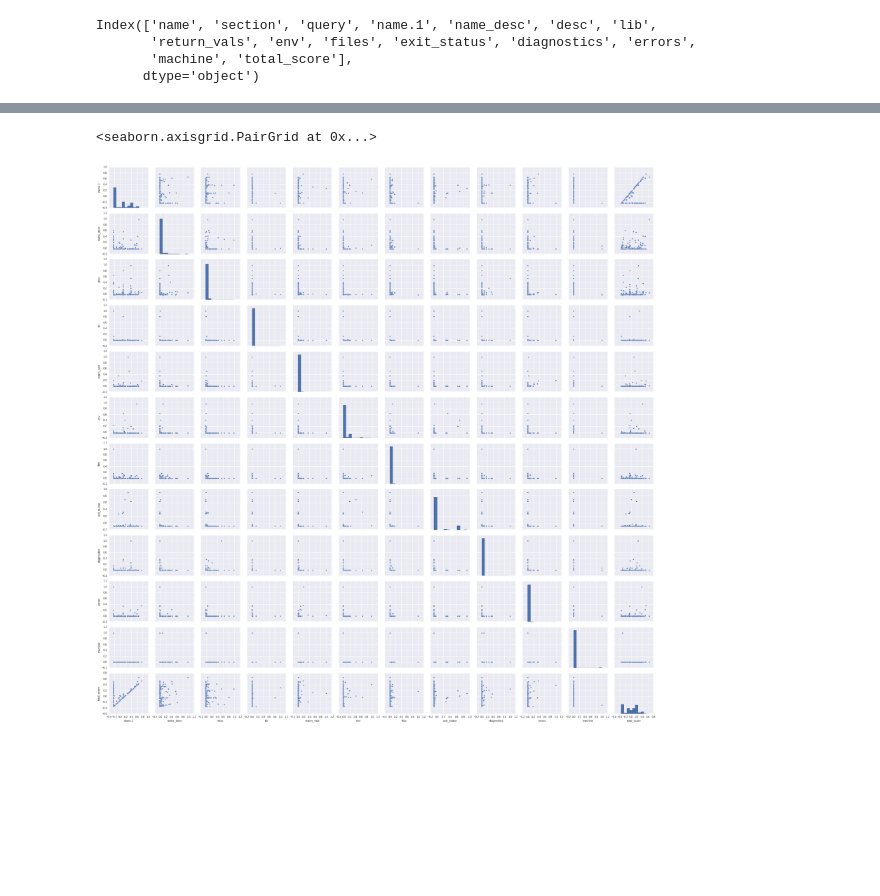
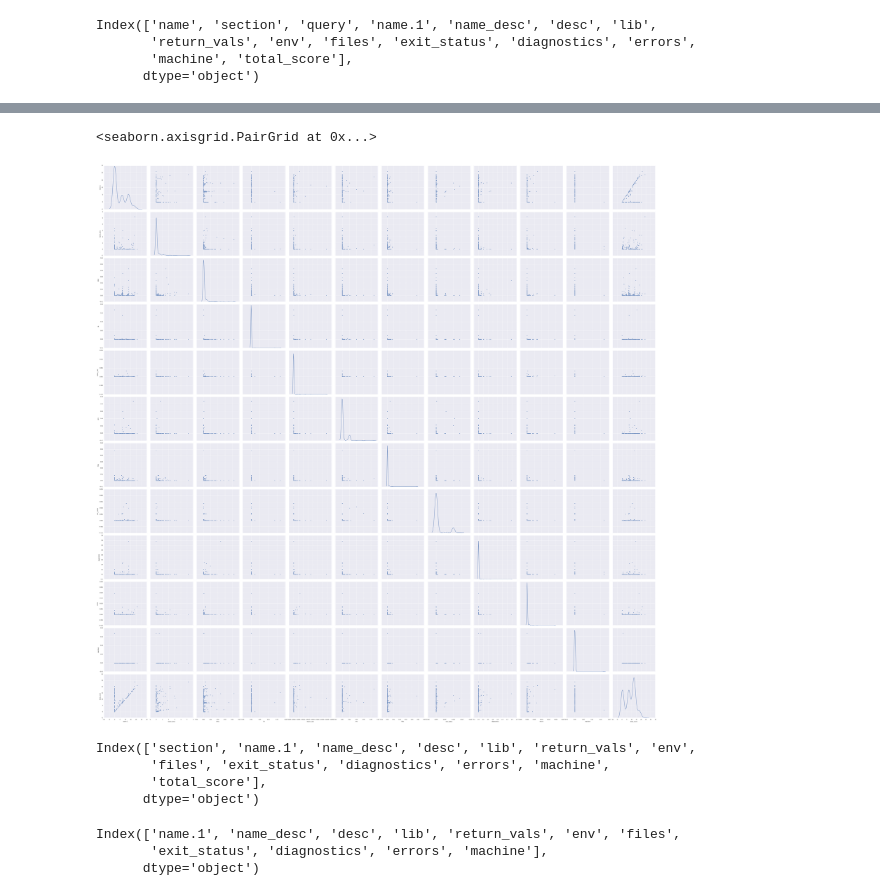
Before and after one commit to abhinav-upadhyay/man-nlp-experiments, a Jupyter notebook: notebooks/Learning weights for apropos.ipynb, the cells around one changed output, grey strips where cells are left out. Cells and saved outputs as stored; diff of their text form; code cells hidden in the pictures; blank space fills up the shorter version.

```diff
--- a/notebooks/Learning weights for apropos.ipynb
+++ b/notebooks/Learning weights for apropos.ipynb
@@ -53,5 +27,4 @@ Index(['name', 'section', 'query', 'name.1', 'name_desc', 'desc', 'lib',
        'machine', 'total_score'],
       dtype='object')
 # %%
-df = data.drop(['name', 'section', 'query'], axis=1)
-data_norm = (df - df.mean()) / (df.max() - df.min())
+df = data.drop(['name', 'query'], axis=1)
@@ -79,5 +31,12 @@ data_norm
-# %%
-sns.pairplot(data_norm)
-# %% [output]
-<seaborn.axisgrid.PairGrid at 0x...>
-[figure, removed]
+# %%
+sns.pairplot(df, diag_kind='kde', size=5)
+# %% [output]
+<seaborn.axisgrid.PairGrid at 0x...>
+[figure, added]
+# %%
+df.columns
+# %% [output]
+Index(['section', 'name.1', 'name_desc', 'desc', 'lib', 'return_vals', 'env',
+       'files', 'exit_status', 'diagnostics', 'errors', 'machine',
+       'total_score'],
+      dtype='object')
@@ -83,0 +45,6 @@ sns.pairplot(data_norm)
+# %%
+X.columns
+# %% [output]
+Index(['name.1', 'name_desc', 'desc', 'lib', 'return_vals', 'env', 'files',
+       'exit_status', 'diagnostics', 'errors', 'machine'],
+      dtype='object')
```
Also changed, not shown: parts of 29 cells of this notebook, 2 other files.
